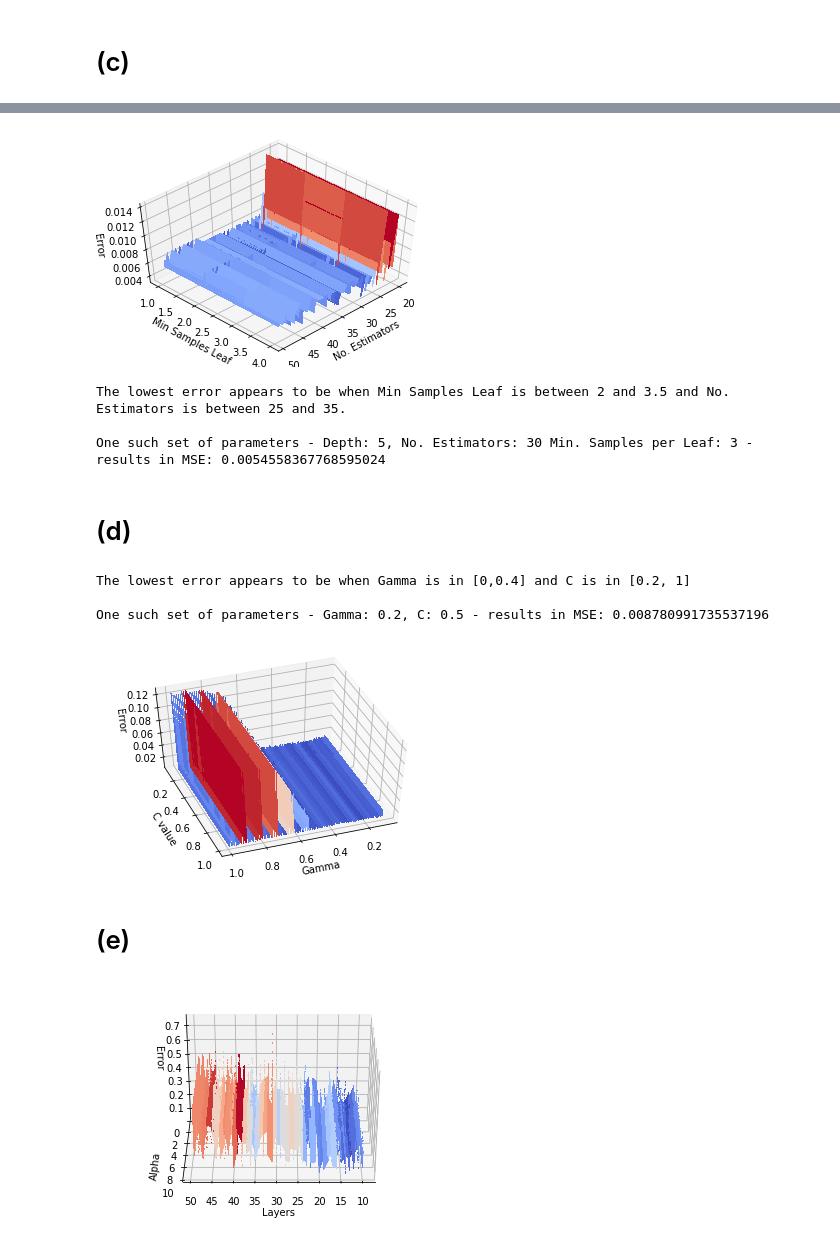
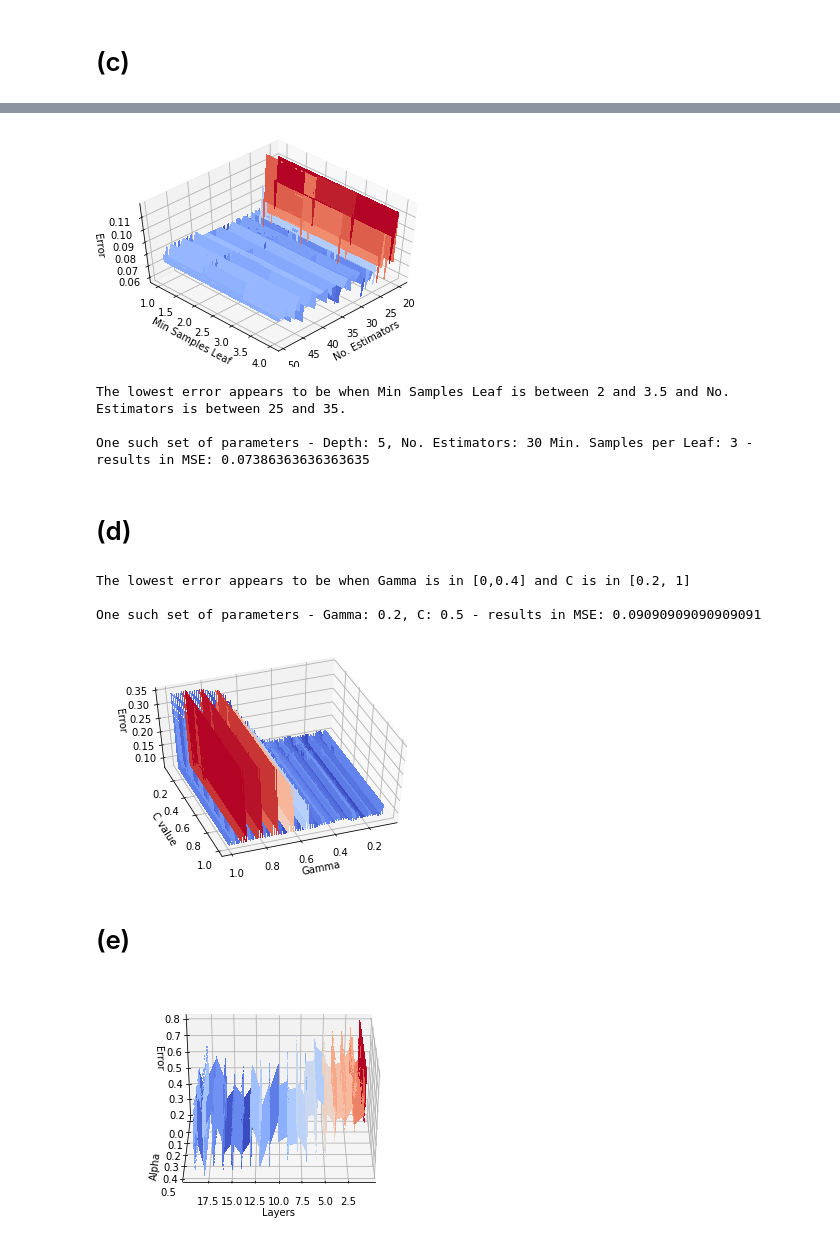
Before and after one commit to UC-MACSS/persp-model_W18, a Jupyter notebook: Students/AmosT/PS8/PS8_TAMOS.ipynb, the cells around one changed output, grey strips where cells are left out. Saved outputs shown, nothing was run; the diff lists cells and outputs as text; code cells hidden in the pictures.

```diff
--- a/Students/AmosT/PS8/PS8_TAMOS.ipynb
+++ b/Students/AmosT/PS8/PS8_TAMOS.ipynb
@@ -108,0 +95,16 @@ MSE again reaches a minimum after C = 3
+# %%
+results = []
+c_list = []
+for i in range(1, 200, 1):
+    c = (i + 1)/ 100
+    results.append(np.mean(task_b('saga', c, 'l2')))
+    c_list.append(c)
+
+
+plt.plot(c_list, results)
+plt.ylabel("Error")
+plt.xlabel("C")
+plt.title("Error as Determined by C, Saga Solver");
+
+
+print("It appears the best results come from Newton-CG, with C close to 0.2.\nOne such set of parameters - C: {} - results in MSE: {}".format((2 + 1)/ 100, np.mean(task_b('newton-cg', c, 'l2'))))
@@ -123,14 +129,13 @@ def rforclass(d,e,m):
                              min_samples_leaf = m)
 
     clf.fit(x_data, y_data)
-    error = (1 - clf.oob_score_)**2
+    error = 1 - clf.oob_score_
     return error
 
 d_range = np.arange(1, 10,1)
 e_range = np.arange(20,50,1)
 m_range = np.arange(1, 5, 1)
 
-from itertools import product
 
 combos = product(d_range, e_range, m_range)
 
@@ -201,10 +206,10 @@ print("\nThe lowest error appears to be when Min Samples Leaf is between 2 and 3
 
 print("\nOne such set of parameters - Depth: {}, No. Estimators: {} Min. Samples per Leaf: {} - results in MSE: {}".format(5, 30, 3, rforclass(5,30,3)))
 # %% [output]
-[figure, old version]
+[figure, new version]
 The lowest error appears to be when Min Samples Leaf is between 2 and 3.5 and No. Estimators is between 25 and 35.
 
-One such set of parameters - Depth: 5, No. Estimators: 30 Min. Samples per Leaf: 3 - results in MSE: 0.0054558367768595024
+One such set of parameters - Depth: 5, No. Estimators: 30 Min. Samples per Leaf: 3 - results in MSE: 0.07386363636363635
 # %% [markdown]
 # (d)
 # %%
@@ -223,8 +228,8 @@ def task_d(gamma, C_val):
         y_train, y_test = y_data[train_id], y_data[test_id]
         svec = SVC(kernel = 'rbf', gamma = gamma, C = C_val)
         svec.fit(x_train, y_train)
-        accuracy = svec.score(x_test, y_test)
-        MSE_vec_kf.append((1 - accuracy)**2)
+        y_pred = svec.predict(x_test)
+        MSE_vec_kf.append(np.mean((y_pred != y_test)**2))
     return np.mean(MSE_vec_kf)
 
 def three_d_plot(e_list, m_list, results):
@@ -263,8 +268,8 @@ print("\nOne such set of parameters - Gamma: {}, C: {} - results in MSE: {}".for
 # %% [output]
 The lowest error appears to be when Gamma is in [0,0.4] and C is in [0.2, 1]
 
-One such set of parameters - Gamma: 0.2, C: 0.5 - results in MSE: 0.008780991735537196
+One such set of parameters - Gamma: 0.2, C: 0.5 - results in MSE: 0.09090909090909091
-[figure, old version]
+[figure, new version]
 # %% [markdown]
 # (e)
 # %%
@@ -288,6 +293,11 @@ def task_e(act, layer_size, alph):
         results.append((1 - accuracy)**2)
     return np.mean(results)
 # %%
+
+########################################################################
+##### This and the three cells which follow take some time to run  #####
+########################################################################
+
 
 
 def three_d_plot(e_list, m_list, results):
@@ -295,36 +305,36 @@ def three_d_plot(e_list, m_list, results):
     # https://stackoverflow.com/questions/8722735/i-want-to-use-matplotlib-to-make-a-3d-plot-given-a-z-function#8723033
     fig = plt.figure()
     ax = fig.gca(projection='3d')
 
     # Make data.
     X, Y = np.meshgrid(np.array(e_list), np.array(m_list))
     Z = np.array([results])
 
     # Plot the surface.
     ax.plot_surface(X, Y, Z, cmap=cm.coolwarm,
                            linewidth=0, antialiased=False)
     ax.set_xlabel('Layers')
     ax.set_ylabel('Alpha')
     ax.set_zlabel('Error')
     ax.view_init(30, 90)
 
 
 def task_e_all_together(a_val):
     alpha_list = []
     layer_list = []
     result_list = []
 
-    combos = product(np.arange(10, 50,1), [a_val],
-                                np.arange(0.1, 10, 0.5))
+    combos = product(np.arange(1, 20,1), [a_val],
+                                np.arange(0.001, .5, 0.01))
     for l, a, alph in combos:
         result_list.append(task_e(a, l, alph))
         alpha_list.append(alph)
         layer_list.append(l)
     three_d_plot(layer_list, alpha_list, result_list)
 
 task_e_all_together('identity')
 # %% [output]
-[figure, old version]
+[figure, new version]
 # %%
 task_e_all_together('logistic')
 # %% [output]
```
Also changed, not shown: parts of 9 cells of this notebook.
